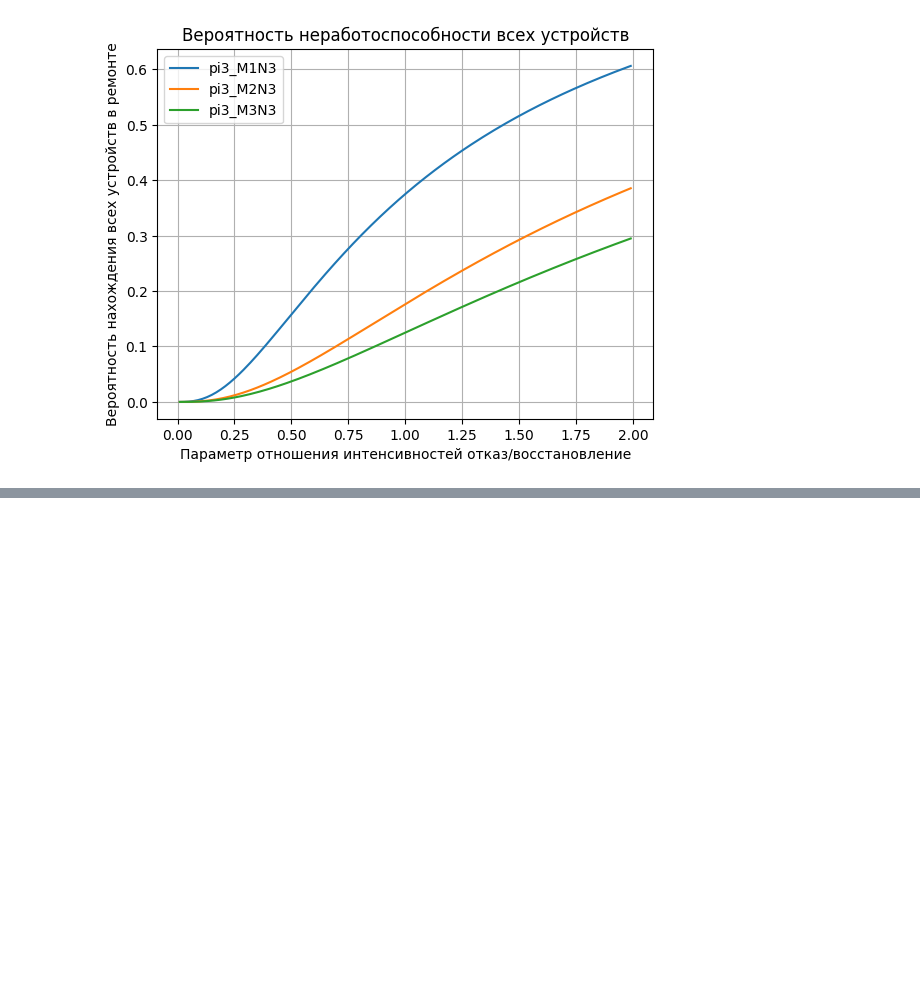
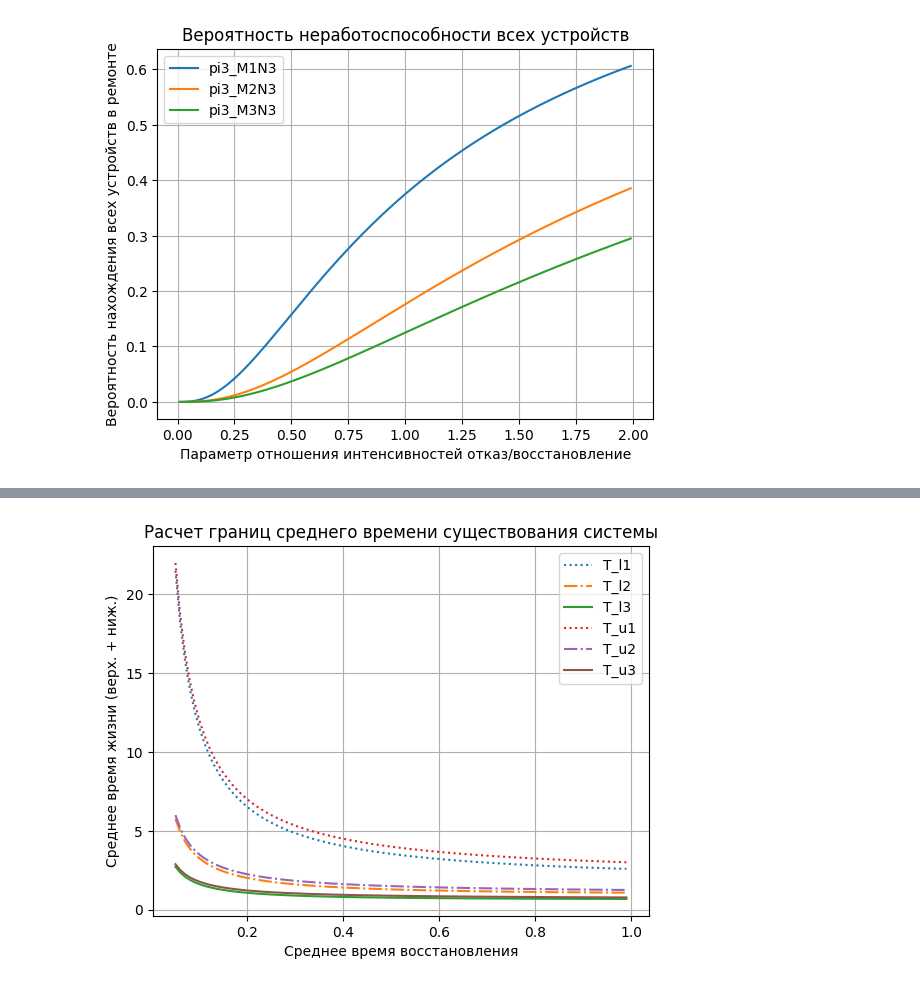
Before and after one commit to SergeyS1954/LW_TR, a Jupyter notebook: LW4.ipynb, the cells around one changed output, grey strips where cells are left out. Cells and saved outputs as stored; diff of their text form; code cells hidden in the pictures; blank space fills up the shorter version.

```diff
--- a/LW4.ipynb
+++ b/LW4.ipynb
@@ -77,0 +109,26 @@ plt.show()
+# %%
+import numpy as np
+import matplotlib.pyplot as plt
+lam = 1
+mr = np.arange (0.05, 1.0, 0.01)
+T_l1  = 1/lam *(1 + 1/(1 - np.exp(-lam*mr)))
+T_l2  = (1/2*lam) *(1 + 1/(1 - np.exp(-2*lam*mr)))
+T_l3  = (1/3*lam) *(1 + 1/(1 - np.exp(-3*lam*mr)))
+fig = plt.figure()   # Отрисовка данных
+plt.plot (mr,T_l1, linestyle=":", label = 'T_l1')
+plt.plot (mr,T_l2, linestyle="-.", label = 'T_l2')
+plt.plot (mr,T_l3, label = 'T_l3')
+T_r1  = 1/lam *(2 + 1/(lam*mr))
+T_r2  = (1/2*lam) *(2 + 1/(2*lam*mr))
+T_r3  = (1/3*lam) *(2 + 1/(3*lam*mr))
+plt.plot (mr,T_r1, linestyle=":", label = 'T_u1')
+plt.plot (mr,T_r2, linestyle="-.", label = 'T_u2')
+plt.plot (mr,T_r3, label = 'T_u3')
+plt.title('Расчет границ среднего времени существования системы')
+plt.xlabel('Среднее время восстановления')
+plt.ylabel('Среднее время жизни (верх. + ниж.)')
+plt.legend()
+plt.grid(True)
+plt.show()
+# %% [output]
+[figure, added]
```
Also changed, not shown: parts of 6 cells of this notebook.
